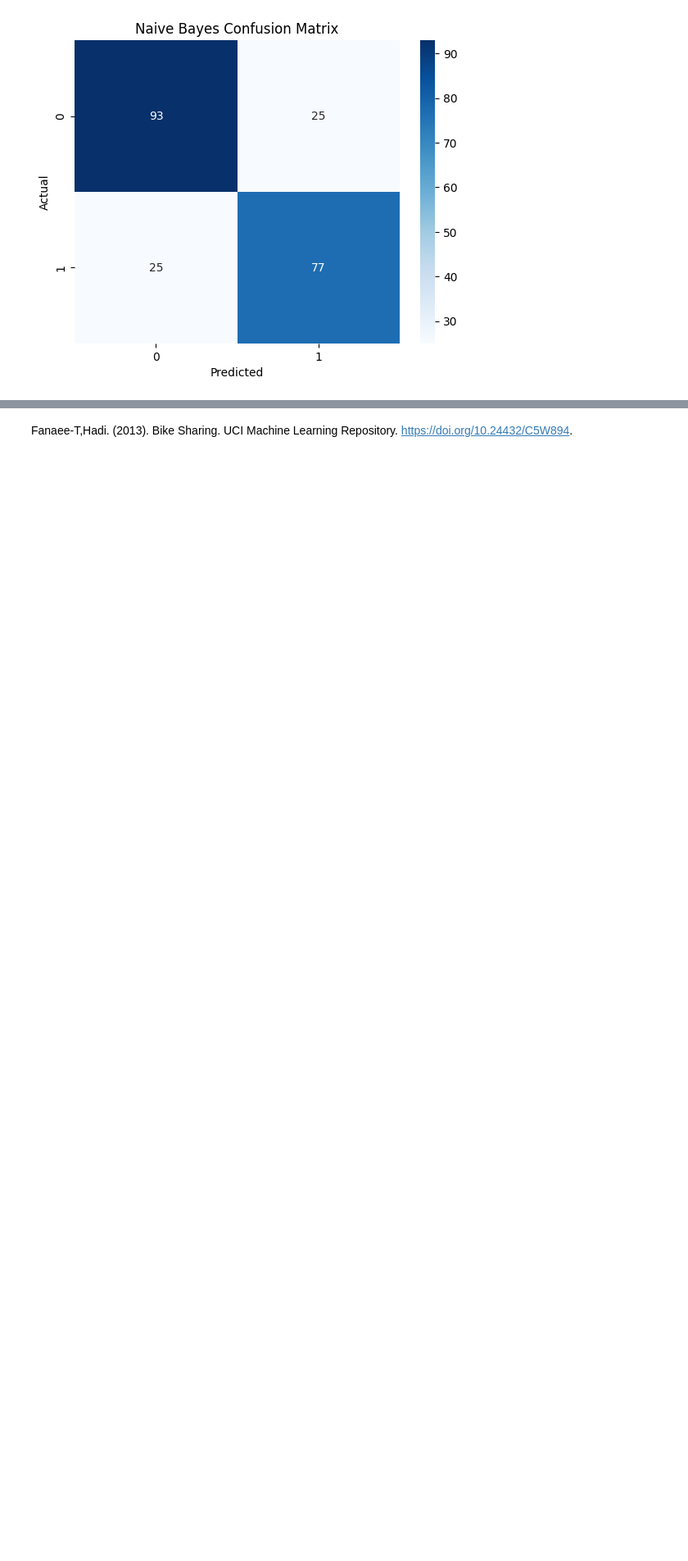
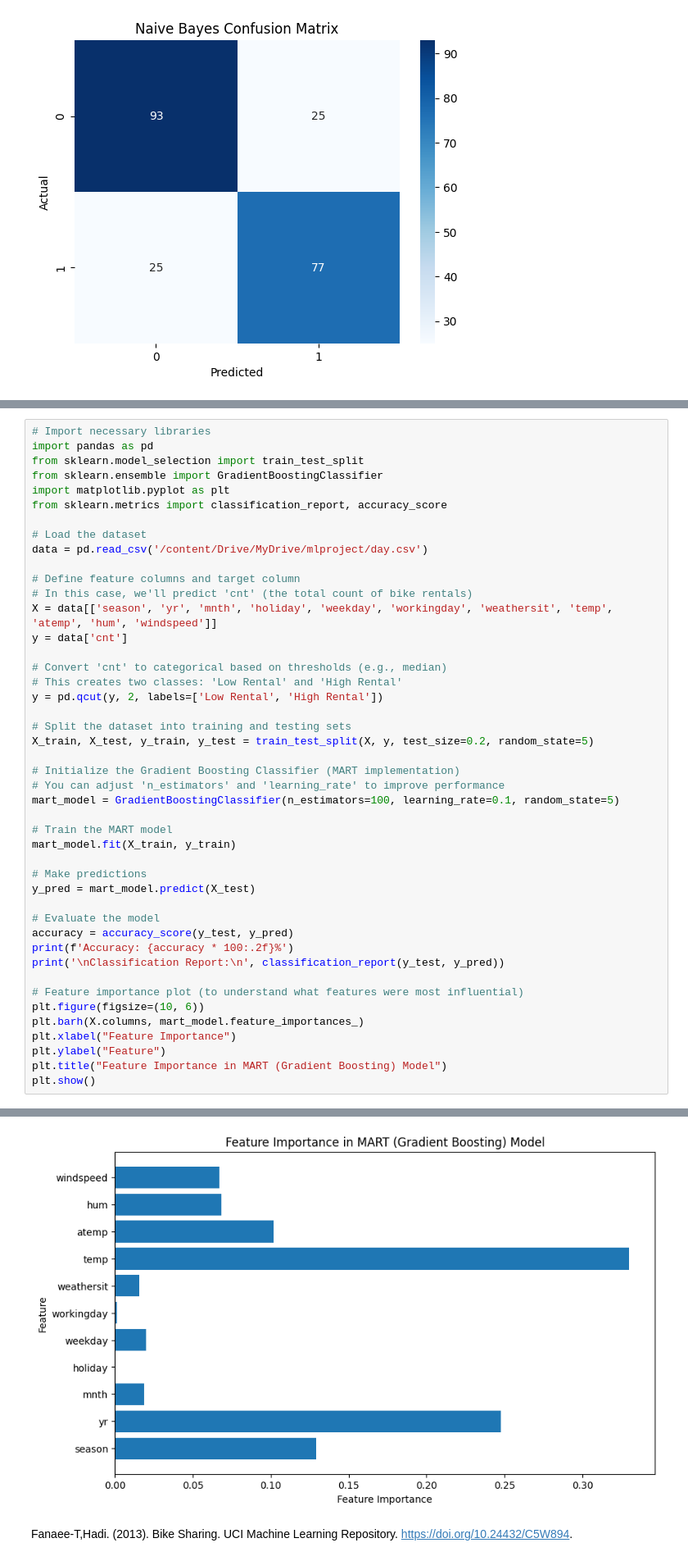
Before and after one commit to s9b/bike-rental-and-sharing-analysis, a Jupyter notebook: bike_rental_and_sharing_analysis.ipynb, the cells around one changed output, grey strips where cells are left out. Shown at 82% size. Cells and saved outputs as stored; diff of their text form; blank space fills up the shorter version.

```diff
--- a/bike_rental_and_sharing_analysis.ipynb
+++ b/bike_rental_and_sharing_analysis.ipynb
@@ -668,0 +703,46 @@ weighted avg       0.77      0.77      0.77       220
+# %%
+# Import necessary libraries
+import pandas as pd
+from sklearn.model_selection import train_test_split
+from sklearn.ensemble import GradientBoostingClassifier
+import matplotlib.pyplot as plt
+from sklearn.metrics import classification_report, accuracy_score
+
+# Load the dataset
+data = pd.read_csv('/content/Drive/MyDrive/mlproject/day.csv')
+
+# Define feature columns and target column
+# In this case, we'll predict 'cnt' (the total count of bike rentals)
+X = data[['season', 'yr', 'mnth', 'holiday', 'weekday', 'workingday', 'weathersit', 'temp', 'atemp', 'hum', 'windspeed']]
+y = data['cnt']
+
+# Convert 'cnt' to categorical based on thresholds (e.g., median)
+# This creates two classes: 'Low Rental' and 'High Rental'
+y = pd.qcut(y, 2, labels=['Low Rental', 'High Rental'])
+
+# Split the dataset into training and testing sets
+X_train, X_test, y_train, y_test = train_test_split(X, y, test_size=0.2, random_state=5)
+
+# Initialize the Gradient Boosting Classifier (MART implementation)
+# You can adjust 'n_estimators' and 'learning_rate' to improve performance
+mart_model = GradientBoostingClassifier(n_estimators=100, learning_rate=0.1, random_state=5)
+
+# Train the MART model
+mart_model.fit(X_train, y_train)
+
+# Make predictions
+y_pred = mart_model.predict(X_test)
+
+# Evaluate the model
+accuracy = accuracy_score(y_test, y_pred)
+print(f'Accuracy: {accuracy * 100:.2f}%')
+print('\nClassification Report:\n', classification_report(y_test, y_pred))
+
+# Feature importance plot (to understand what features were most influential)
+plt.figure(figsize=(10, 6))
+plt.barh(X.columns, mart_model.feature_importances_)
+plt.xlabel("Feature Importance")
+plt.ylabel("Feature")
+plt.title("Feature Importance in MART (Gradient Boosting) Model")
+plt.show()
+# %% [output]
@@ -669,2 +760,3 @@ weighted avg       0.77      0.77      0.77       220
+[figure, added]
 # %% [markdown]
 Fanaee-T,Hadi. (2013). Bike Sharing. UCI Machine Learning Repository. https://doi.org/10.24432/C5W894.
```
Also changed, not shown: parts of 2 cells of this notebook.
